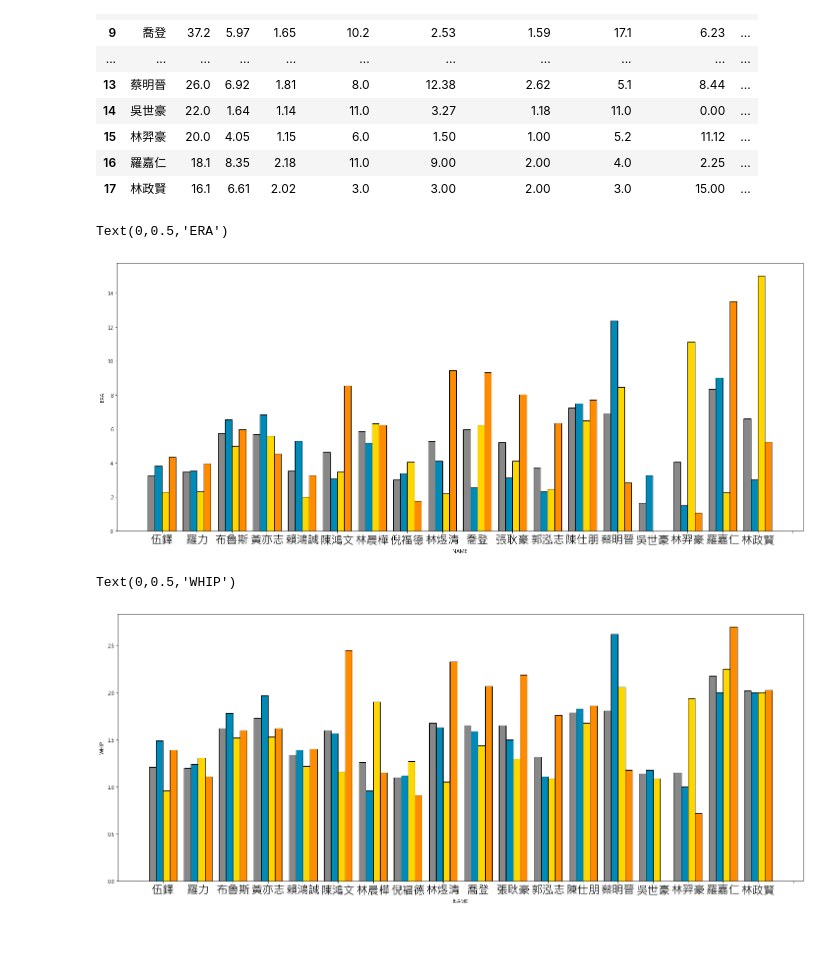
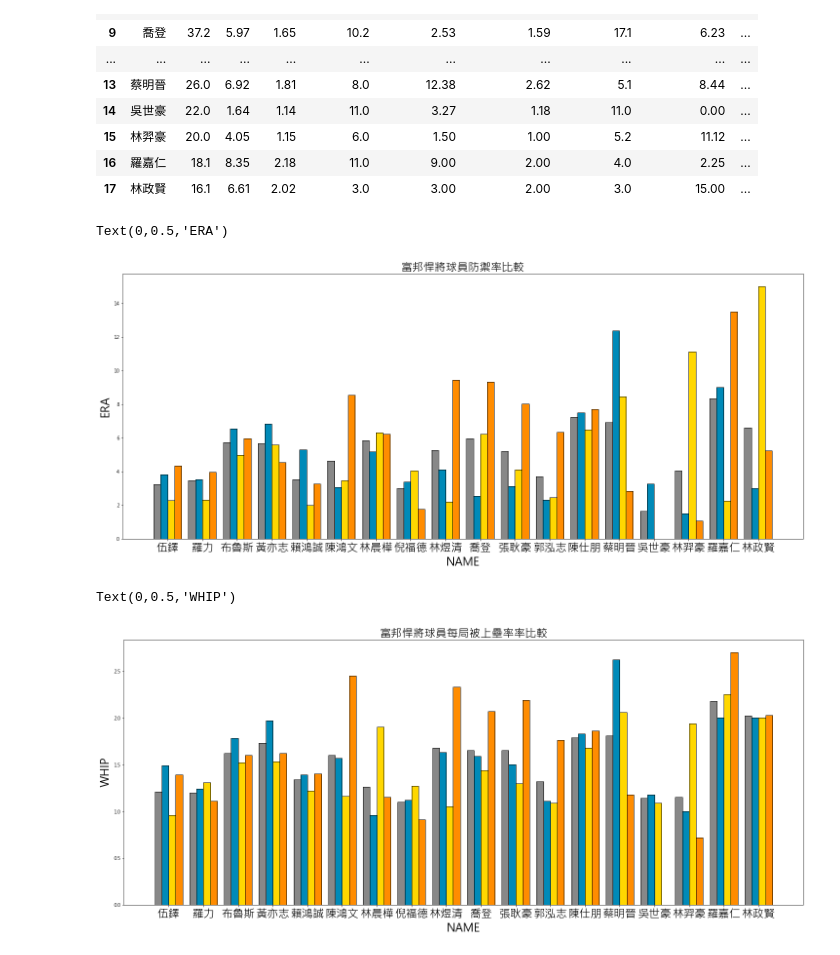
Before and after one commit to ShiNSanity75/Data_Visualization, a Jupyter notebook: Final/2018打擊比較.ipynb, the cells around one changed output. Drawn from its saved outputs; the diff is of its cells as text; code cells hidden in the pictures.

```diff
--- a/Final/2018打擊比較.ipynb
+++ b/Final/2018打擊比較.ipynb
@@ -254,22 +254,22 @@ pitcher_inner
 # %%
 fig = plt.figure(figsize=(25,10))
 ax1 = fig.add_subplot(111)
 
 for (i, row) in pitcher_inner.iterrows():
     plt.bar([i - 0.3, i - 0.1, i + 0.1, i + 0.3], [row['ERA'], row['ERA_Lamigo'], row['ERA_Brothers'], row['ERA_Lions']],
             color=['#888888', '#008AB8', '#FFD700', '#FF8C00'], width=0.2, align='center', edgecolor='#000000')
 
-plt.xticks(range(0, 19), pitcher_inner['NAME'], fontsize=23)
+plt.xticks(range(0, 18), pitcher_inner['NAME'], fontsize=23)
 
 #for x,y in enumerate(batter_inner['AVG']):
    #plt.text(x, y, '%1.3f' % y, ha='center', va= 'bottom',fontsize=11)
 
-
-plt.xlabel('NAME')
-plt.ylabel('ERA')
+plt.title("富邦悍將球員防禦率比較", fontsize=23)
+plt.xlabel('NAME', fontsize=23)
+plt.ylabel('ERA', fontsize=23)
 # %% [output]
 Text(0,0.5,'ERA')
-[figure, old version]
+[figure, new version]
 # %%
 fig = plt.figure(figsize=(25,10))
 ax1 = fig.add_subplot(111)
@@ -278,14 +278,14 @@ for (i, row) in pitcher_inner.iterrows():
     plt.bar([i - 0.3, i - 0.1, i + 0.1, i + 0.3], [row['WHIP'], row['WHIP_Lamigo'], row['WHIP_Brothers'], row['WHIP_Lions']],
             color=['#888888', '#008AB8', '#FFD700', '#FF8C00'], width=0.2, align='center', edgecolor='#000000')
 
-plt.xticks(range(0, 19), pitcher_inner['NAME'], fontsize=23)
+plt.xticks(range(0, 18), pitcher_inner['NAME'], fontsize=23)
 
 #for x,y in enumerate(batter_inner['AVG']):
    #plt.text(x, y, '%1.3f' % y, ha='center', va= 'bottom',fontsize=11)
 
-
-plt.xlabel('NAME')
-plt.ylabel('WHIP')
+plt.title("富邦悍將球員每局被上壘率率比較", fontsize=23)
+plt.xlabel('NAME', fontsize=23)
+plt.ylabel('WHIP', fontsize=23)
 # %% [output]
 Text(0,0.5,'WHIP')
-[figure, old version]
+[figure, new version]
```
Also changed, not shown: parts of 2 cells of this notebook.
